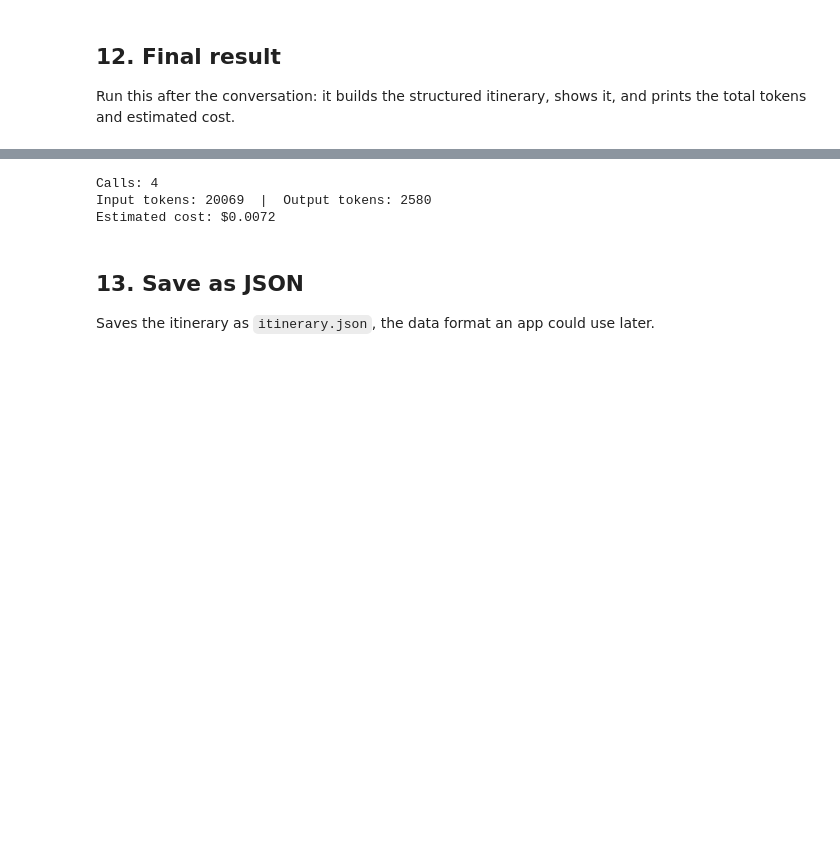
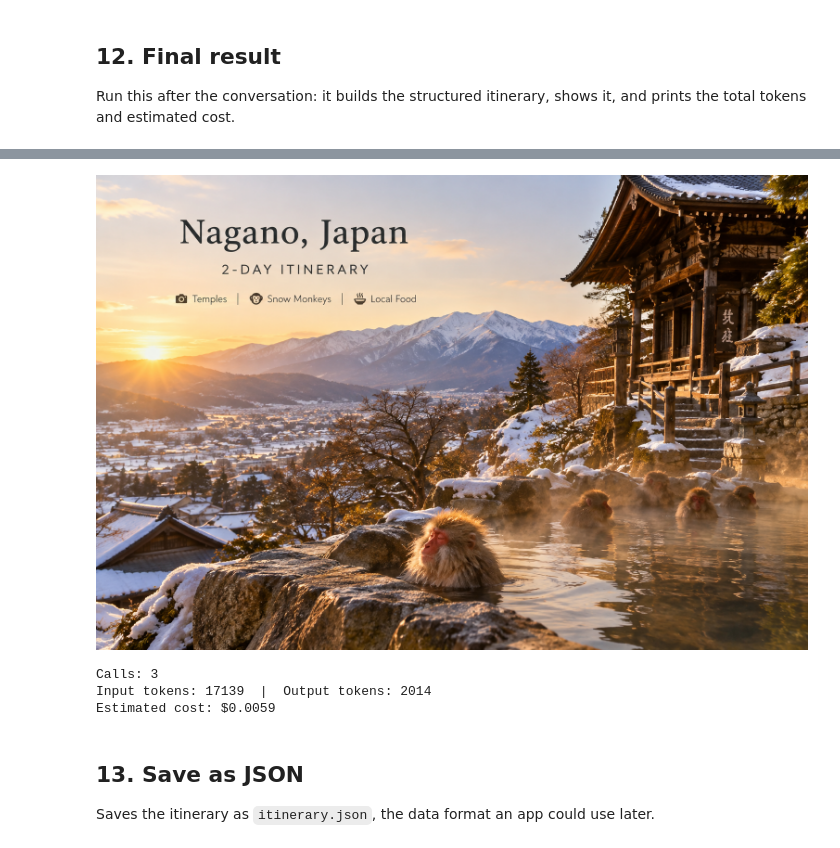
Before and after one commit to Beholdingmars/ai-travel-advisor, a Jupyter notebook: AI Travel advisor.ipynb, the cells around one changed output, grey strips where cells are left out. Cells and saved outputs as stored; diff of their text form; code cells hidden in the pictures; blank space fills up the shorter version.

Commit message:
Phase 4: trip image and security analysis

```diff
--- a/AI Travel advisor.ipynb
+++ b/AI Travel advisor.ipynb
@@ -21,3 +23,25 @@ Hello!
+# %%
+import base64
+from IPython.display import display, Image
+
+def generate_trip_image(itinerary):
+    prompt = f"""
+Subject: the most iconic view of {itinerary.destination}
+Style: warm travel photography, realistic
+Composition: wide shot, inviting, room to breathe
+Lighting and colors: golden-hour light, natural colors
+Context and background: the mood of this trip: {itinerary.summary}
+Purpose and audience: cover image for a personal travel itinerary
+"""
+    result = client.images.generate(
+        model="gpt-image-2.5-flare",
+        prompt=prompt,
+        size="1536x1024",
+        quality="medium",
+        n=1,
+    )
+    image_bytes = base64.b64decode(result.data[0].b64_json)
+    display(Image(data=image_bytes))
 # %% [markdown]
 ## 2. System prompt and greeting
 The advisor's rulebook: what information to collect, how to talk, which sections the plan must have, when to use the tools (web search for weather and transport, `convert_currency` for the local-currency budget), and what to refuse. `GREETING` is the first message the user sees.
@@ -347,5 +406,6 @@ Run this after the conversation: it builds the structured itinerary, shows it, a
 # %%
 itinerary = make_itinerary()
 show_itinerary(itinerary)
+generate_trip_image(itinerary)
 print_cost()
 # %% [output]
@@ -396,6 +441,7 @@ Accommodation 0.0 · Food 500.0 · Transport 180.0 · Activities 120.0
+[figure, added]
-Calls: 4
-Input tokens: 20069  |  Output tokens: 2580
-Estimated cost: $0.0072
+Calls: 3
+Input tokens: 17139  |  Output tokens: 2014
+Estimated cost: $0.0059
 # %% [markdown]
 ## 13. Save as JSON
 Saves the itinerary as `itinerary.json`, the data format an app could use later.
```
Also changed, not shown: parts of 8 cells of this notebook, 1 other file.
